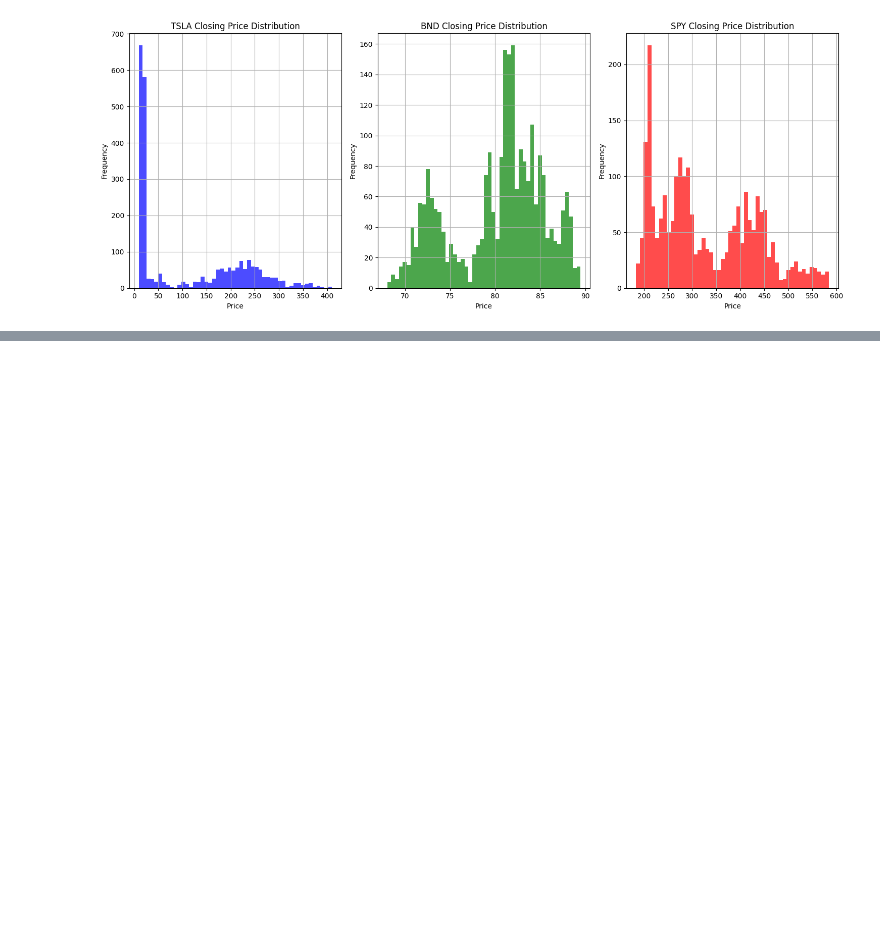
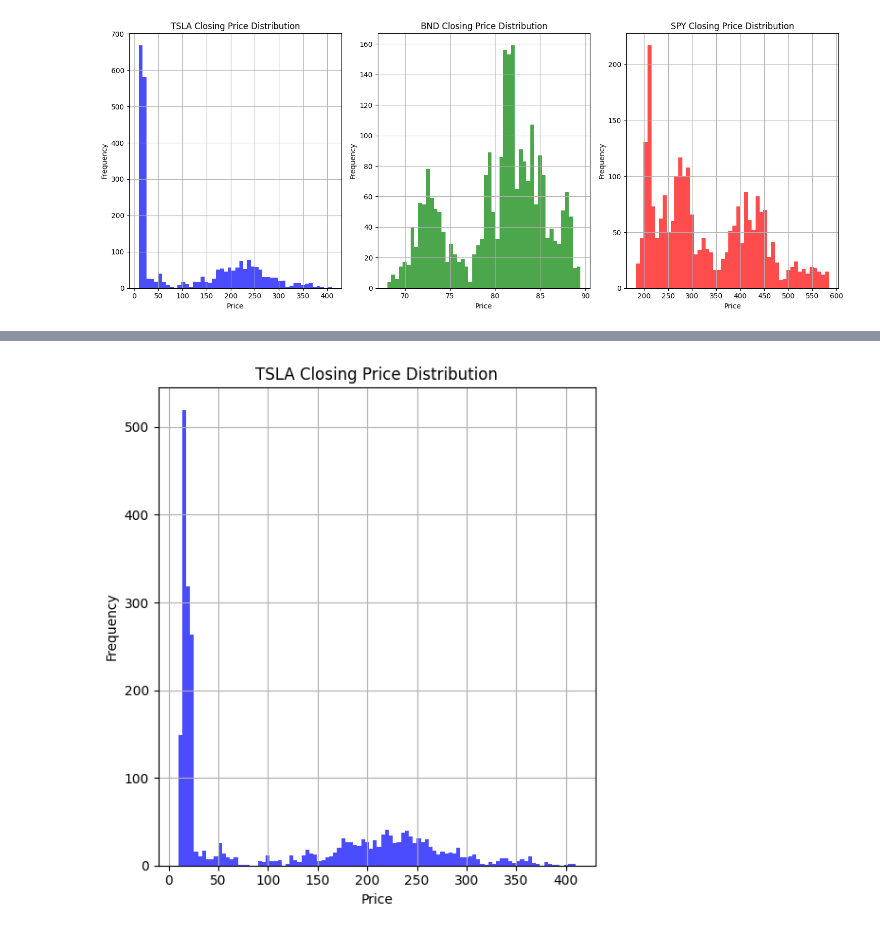
Before and after one commit to Begizew2112/10academy_kifiya-AIMweek-11, a Jupyter notebook: notebook/preprocessing.ipynb, the cells around one changed output, grey strips where cells are left out. Drawn from its saved outputs; the diff is of its cells as text; code cells hidden in the pictures; blank space fills up the shorter version.

Commit message:
preprocessing, cleaning and visualization

```diff
--- a/notebook/preprocessing.ipynb
+++ b/notebook/preprocessing.ipynb
@@ -302,0 +314,15 @@ plt.show()
+# %%
+import matplotlib.pyplot as plt
+# Try adjusting the bins for finer details
+plt.figure(figsize=(15, 6))
+plt.subplot(1, 3, 1)
+df1['Close TSLA'].hist(bins=100, color='blue', alpha=0.7)  # More bins
+plt.title('TSLA Closing Price Distribution')
+plt.xlabel('Price')
+plt.ylabel('Frequency')
+
+# Repeat for other assets...
+plt.tight_layout()
+plt.show()
+# %% [output]
+[figure, added]
```
Also changed, not shown: parts of 11 cells of this notebook.
